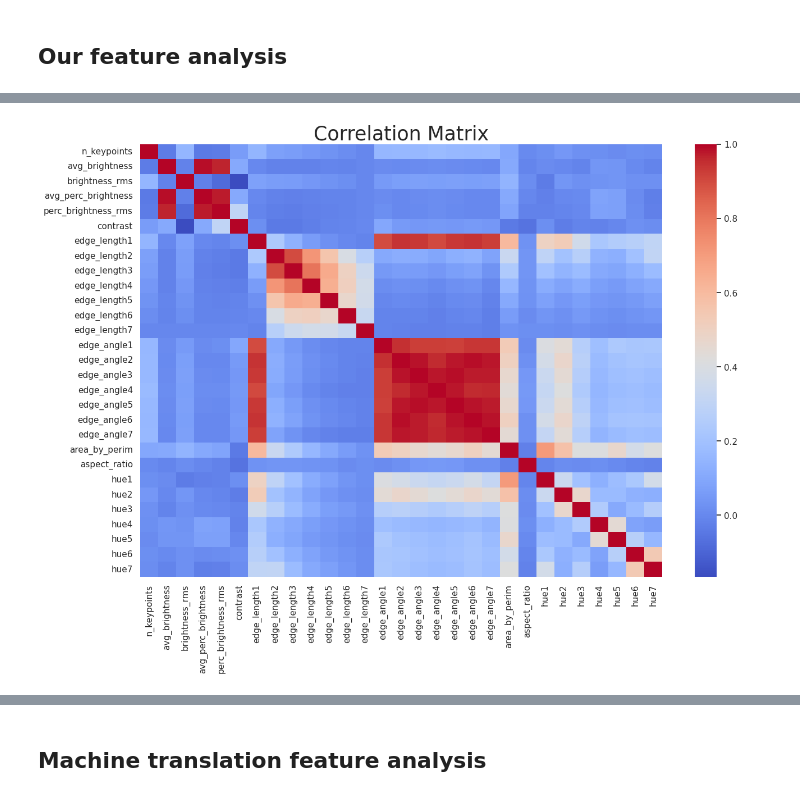
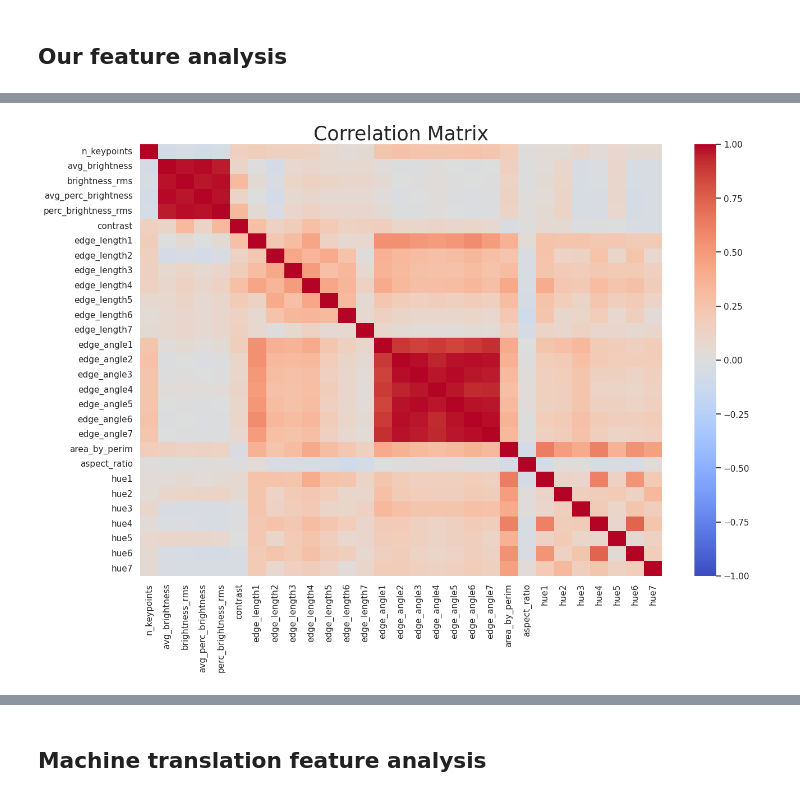
Before and after one commit to HitkoDev/energy-efficient-ml, a Jupyter notebook: code/feature-engineering/plot.ipynb, the cells around one changed output, grey strips where cells are left out. Cells and saved outputs as stored; diff of their text form; code cells hidden in the pictures.

```diff
--- a/code/feature-engineering/plot.ipynb
+++ b/code/feature-engineering/plot.ipynb
@@ -134,12 +134,12 @@ for col in feat_df.columns:
 # %%
 # plot correlation matrix without numbers
 corr = df.corr(method='pearson')
 plt.figure(figsize=(15, 10))
-sns.heatmap(corr, annot=False, cmap='coolwarm')
+sns.heatmap(corr, annot=False, cmap='coolwarm', vmin=-1, vmax=1)
 plt.title('Correlation Matrix', fontsize=25)
 plt.show()
 # %% [output]
-[figure, old version]
+[figure, new version]
 # %%
 print("Hue1 and Hue2 correlation: ", corr['hue1']['hue2'])
 print("Edge angle 1 and Edge angle 2 correlation: ", corr['edge_angle1']['edge_angle2'])
```
Also changed, not shown: parts of 4 cells of this notebook, 3 other files.
